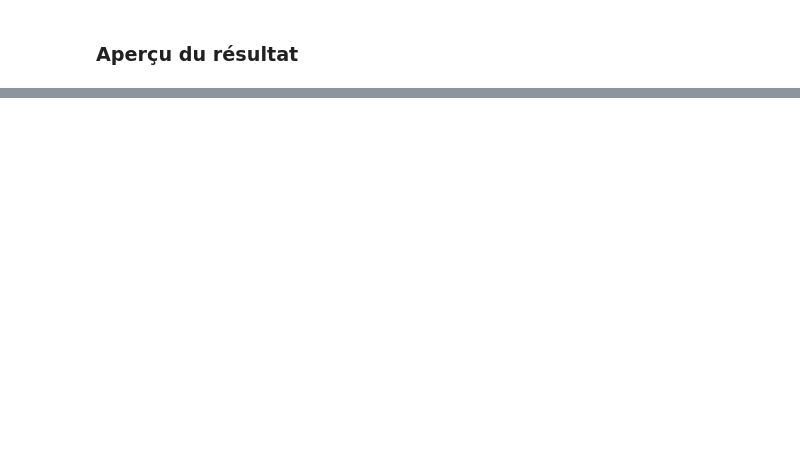
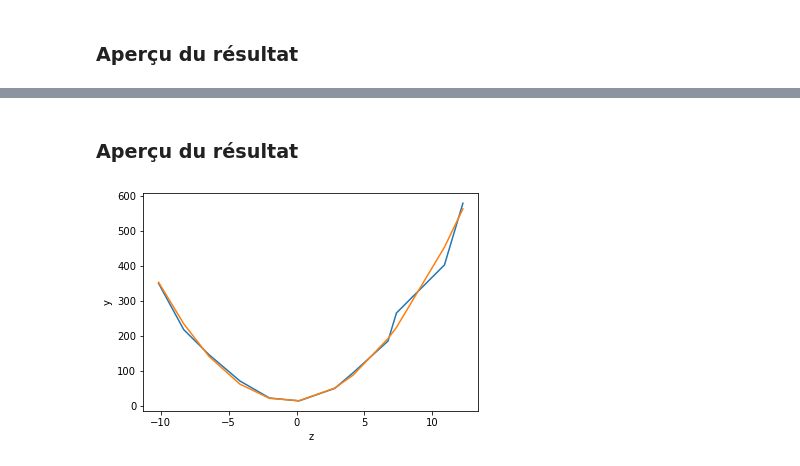
Before and after one commit to Stakhan/Cours_Estimation_Lineaire, a Jupyter notebook: DM2.ipynb, the cells around one changed output, grey strips where cells are left out. Cells and saved outputs as stored; diff of their text form; code cells hidden in the pictures; blank space fills up the shorter version.

```diff
--- a/DM2.ipynb
+++ b/DM2.ipynb
@@ -211,0 +213,9 @@ sigma0_**2 suit la loi du khi-2. C'est bon signe pour la qualité de l'estimatio
+# %%
+rho = lambda X,Y : sigma0**2*Qx_[i,j]/np.sqrt(sigma0**2*Qx_[i,i] * sigma0**2*Qx_[j,j])
+rhos_deg2 = []
+for i in range(3):
+    for j in range(3):
+        if i != j:
+            print('rho({},{}):{}'.format(i,j,rho(i,j)))
+            rhos_deg2.append(rho(i,j))
+print('mean rho:',np.mean(rhos_deg2),'var rho:',np.var(rhos_deg2), 'min rho:',np.min(rhos_deg2),'max rho:',np.max(rhos_deg2))
@@ -224,0 +296,20 @@ plt.show()
+# %%
+# Initial iteration
+A = gen_A_deg3(l)
+G = gen_G_deg3(l,x_)
+dx_ = - I(A.T @ I(G @ Ql @ G.T) @ A) @ A.T @ I(G @ Ql @ G.T) @ w
+x_ = x0 + dx_
+
+# Iterations
+for k in range(5):
+    A = gen_A_deg3(l)
+    G = gen_G_deg3(l,x_)
+    S = Ql @ G.T @ I(G @ Ql @ G.T)
+    dx_ = - I(A.T @ I(G @ Ql @ G.T) @ A) @ A.T @ I(G @ Ql @ G.T) @ w
+    x_ = x0 + dx_
+
+Qx_ = I(A.T @ I(G @ Ql @ G.T) @ A)
+
+print('dx_\n',dx_)
+print('x_\n',x_)
+print('Qx_\n',Qx_)
@@ -224,0 +396,14 @@ plt.show()
+# %% [markdown]
+### Aperçu du résultat
+# %%
+pol_d2 = lambda x,z : x[0] + x[1]*z + x[2]*z**2 + x[3]*z**3
+
+fig_res = plt.figure()
+plt.plot(z,y)
+plt.plot(z,pol_d2(x_,z))
+plt.title("Polynome degré 3")
+plt.xlabel('z')
+plt.ylabel('y')
+plt.show()
+# %% [output]
+[figure, added]
```
Also changed, not shown: parts of 24 cells of this notebook.
